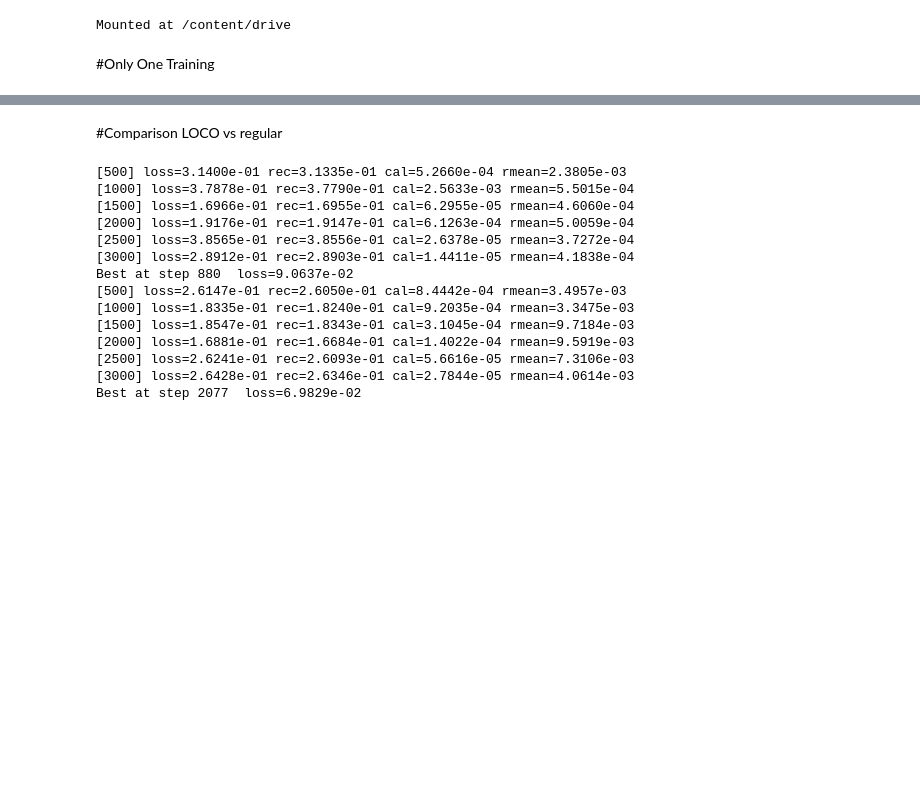
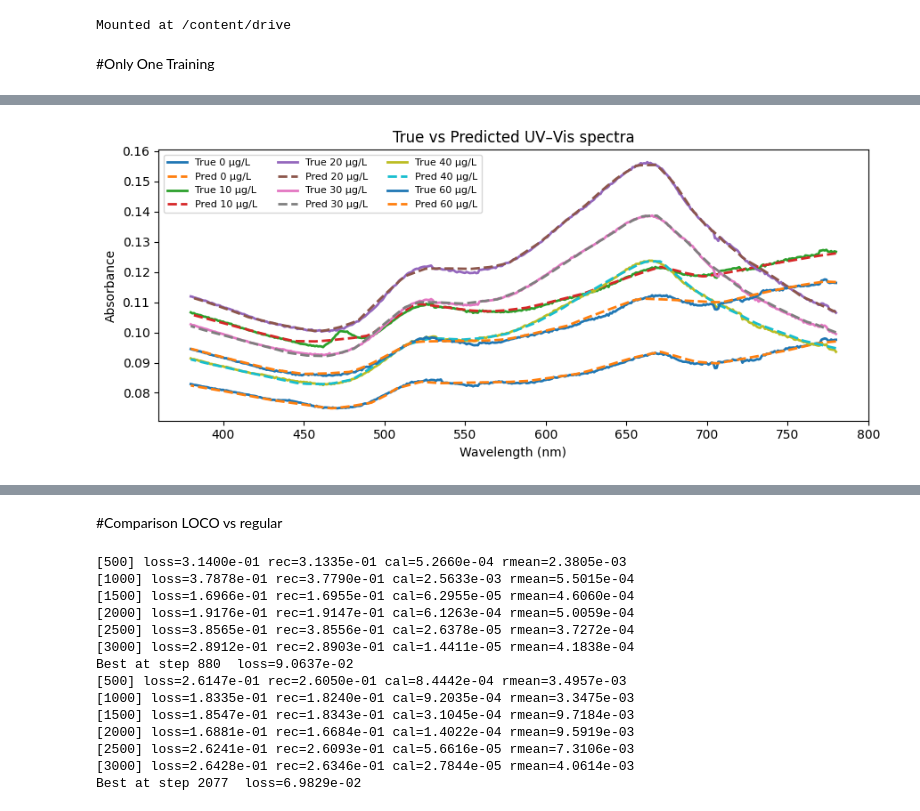
Before and after one commit to sushirito/ArsenicFR, a Jupyter notebook: ArsenicAutoencoder.ipynb, the cells around one changed output, grey strips where cells are left out. Cells and saved outputs as stored; diff of their text form; code cells hidden in the pictures; blank space fills up the shorter version.

```diff
--- a/ArsenicAutoencoder.ipynb
+++ b/ArsenicAutoencoder.ipynb
@@ -291,0 +414,37 @@ Saved predicted spectra to /content/drive/MyDrive/ArsenicSTS/mr_predicted_spectr
+# %%
+import pandas as pd
+import matplotlib.pyplot as plt
+
+# Tunables
+RAW_CSV = "/content/drive/MyDrive/ArsenicSTS/uvvis_predictions_raw.csv"
+CONCS_TO_PLOT = [0, 10, 20, 30, 40, 60]  # µg/L
+VISIBLE_ONLY = True
+
+# Load and optionally restrict to visible range
+df = pd.read_csv(RAW_CSV)
+if VISIBLE_ONLY:
+    df = df[(df["Wavelength"] >= 380) & (df["Wavelength"] <= 780)]
+
+# Plot all chosen concentrations
+plt.figure(figsize=(9, 4))
+for c in CONCS_TO_PLOT:
+    sub = df[df["Concentration"] == c]
+    if sub.empty:
+        print(f"Warning: no data for concentration {c}")
+        continue
+    wl = sub["Wavelength"].values
+    A_true = sub["Absorbance_True"].values
+    A_pred = sub["Absorbance_Pred"].values
+
+    # True in solid line, predicted in dashed line
+    plt.plot(wl, A_true, label=f"True {c} µg/L", lw=2)
+    plt.plot(wl, A_pred, "--", label=f"Pred {c} µg/L", lw=2)
+
+plt.xlabel("Wavelength (nm)")
+plt.ylabel("Absorbance")
+plt.title("True vs Predicted UV–Vis spectra")
+plt.legend(ncol=3, fontsize=8)
+plt.tight_layout()
+plt.show()
+# %% [output]
+[figure, added]
```
Also changed, not shown: parts of 6 cells of this notebook.
